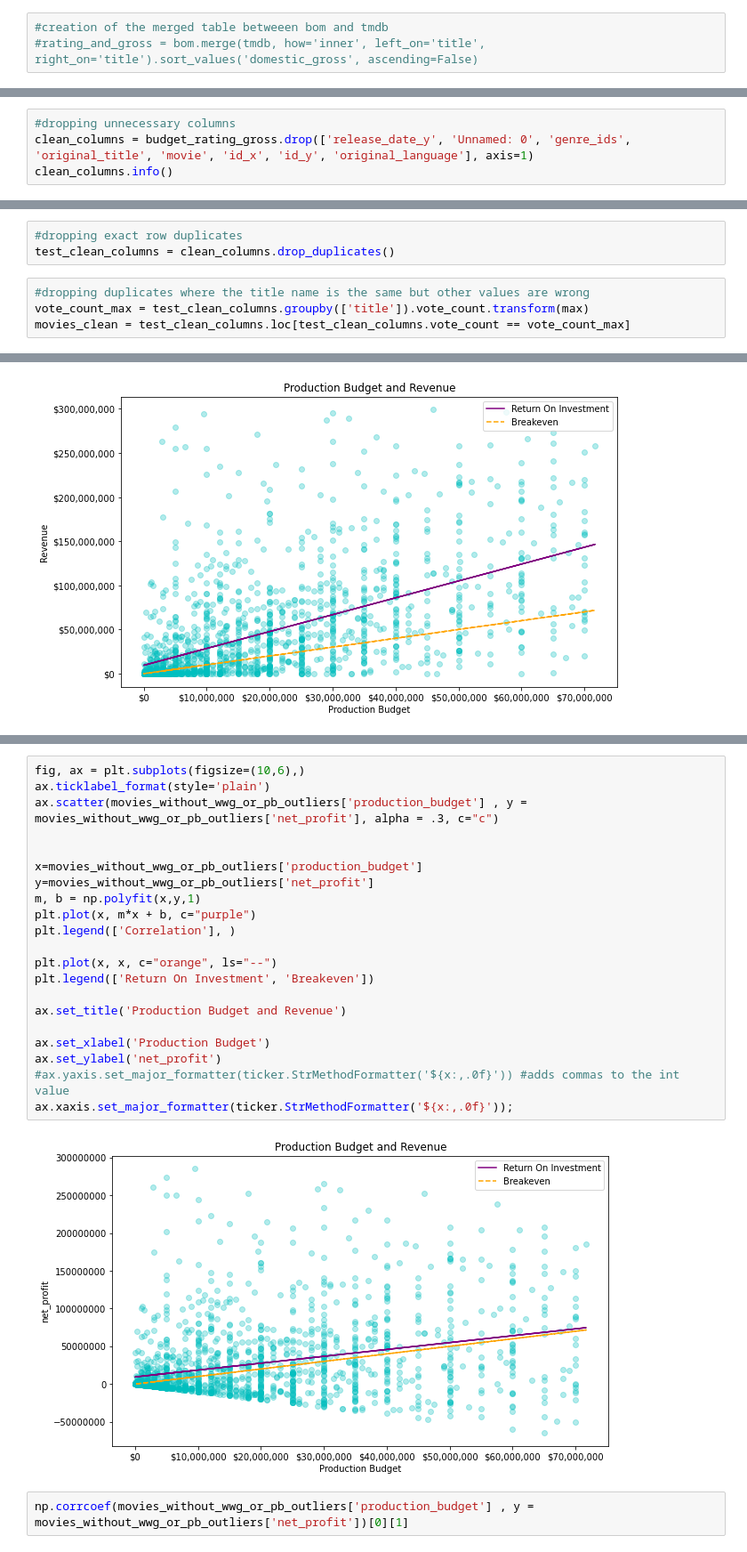
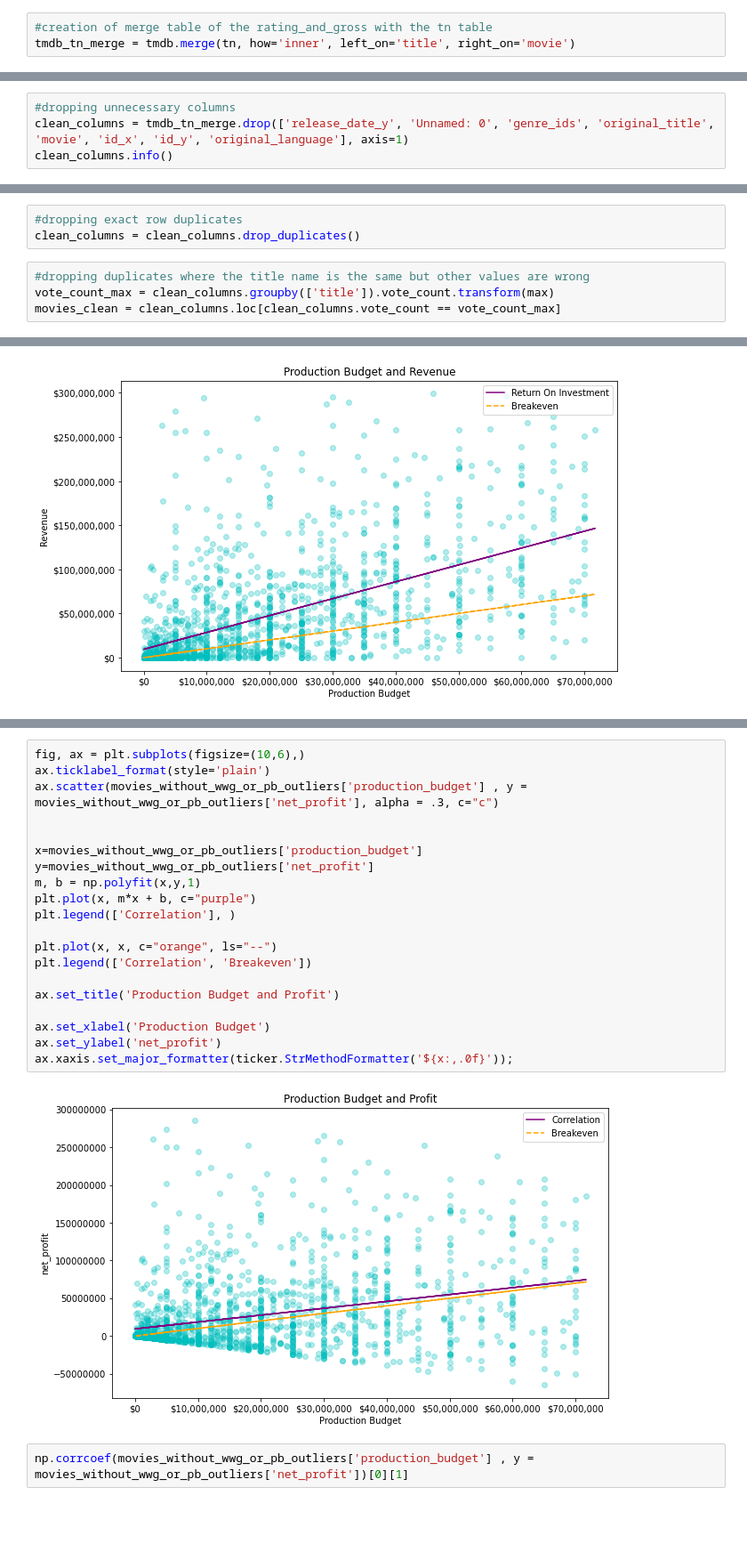
Before and after one commit to xiaohua-su/Film-Analysis, a Jupyter notebook: Analysis_of_Films.ipynb, the cells around one changed output, grey strips where cells are left out. Shown at 89% size. Cells and saved outputs as stored; diff of their text form; blank space fills up the shorter version.

```diff
--- a/Analysis_of_Films.ipynb
+++ b/Analysis_of_Films.ipynb
@@ -71,3 +70,3 @@ We merge the BOM and the tmdb dataset, then merged it that to the tn data set to
 # %%
-#creation of the merged table betweeen bom and tmdb
-#rating_and_gross = bom.merge(tmdb, how='inner', left_on='title', right_on='title').sort_values('domestic_gross', ascending=False)
+#creation of merge table of the rating_and_gross with the tn table
+tmdb_tn_merge = tmdb.merge(tn, how='inner', left_on='title', right_on='movie')
@@ -120,6 +115,6 @@ We dropped columns that we thought were not useful for our analysis. Then moneta
 # %%
 #dropping unnecessary columns
-clean_columns = budget_rating_gross.drop(['release_date_y', 'Unnamed: 0', 'genre_ids', 'original_title', 'movie', 'id_x', 'id_y', 'original_language'], axis=1)
+clean_columns = tmdb_tn_merge.drop(['release_date_y', 'Unnamed: 0', 'genre_ids', 'original_title', 'movie', 'id_x', 'id_y', 'original_language'], axis=1)
 clean_columns.info()
 # %% [output]
 <class 'pandas.core.frame.DataFrame'>
@@ -178,11 +173,11 @@ dtypes: float64(3), int64(5), object(2)
 memory usage: 205.0+ KB
 # %%
 #dropping exact row duplicates
-test_clean_columns = clean_columns.drop_duplicates()
+clean_columns = clean_columns.drop_duplicates()
 # %%
 #dropping duplicates where the title name is the same but other values are wrong
-vote_count_max = test_clean_columns.groupby(['title']).vote_count.transform(max)
-movies_clean = test_clean_columns.loc[test_clean_columns.vote_count == vote_count_max]
+vote_count_max = clean_columns.groupby(['title']).vote_count.transform(max)
+movies_clean = clean_columns.loc[clean_columns.vote_count == vote_count_max]
 # %%
 movies_clean['net_profit'] = movies_clean['worldwide_gross'] - movies_clean['production_budget']
 movies_clean['return_on_investment'] = (movies_clean['net_profit']/movies_clean['production_budget'])*100
@@ -417,26 +415,25 @@ np.corrcoef(movies_without_wwg_or_pb_outliers['production_budget'] , y = movies_
 # %%
 fig, ax = plt.subplots(figsize=(10,6),)
 ax.ticklabel_format(style='plain')
 ax.scatter(movies_without_wwg_or_pb_outliers['production_budget'] , y = movies_without_wwg_or_pb_outliers['net_profit'], alpha = .3, c="c")
 
 
 x=movies_without_wwg_or_pb_outliers['production_budget']
 y=movies_without_wwg_or_pb_outliers['net_profit']
 m, b = np.polyfit(x,y,1)
 plt.plot(x, m*x + b, c="purple")
 plt.legend(['Correlation'], )
 
 plt.plot(x, x, c="orange", ls="--")
-plt.legend(['Return On Investment', 'Breakeven'])
+plt.legend(['Correlation', 'Breakeven'])
 
-ax.set_title('Production Budget and Revenue')
+ax.set_title('Production Budget and Profit')
 
 ax.set_xlabel('Production Budget')
 ax.set_ylabel('net_profit')
-#ax.yaxis.set_major_formatter(ticker.StrMethodFormatter('${x:,.0f}')) #adds commas to the int value
 ax.xaxis.set_major_formatter(ticker.StrMethodFormatter('${x:,.0f}'));
 # %% [output]
-[figure, old version]
+[figure, new version]
 # %%
 np.corrcoef(movies_without_wwg_or_pb_outliers['production_budget'] , y = movies_without_wwg_or_pb_outliers['net_profit'])[0][1]
 # %% [output]
```
Also changed, not shown: parts of 57 cells of this notebook.
